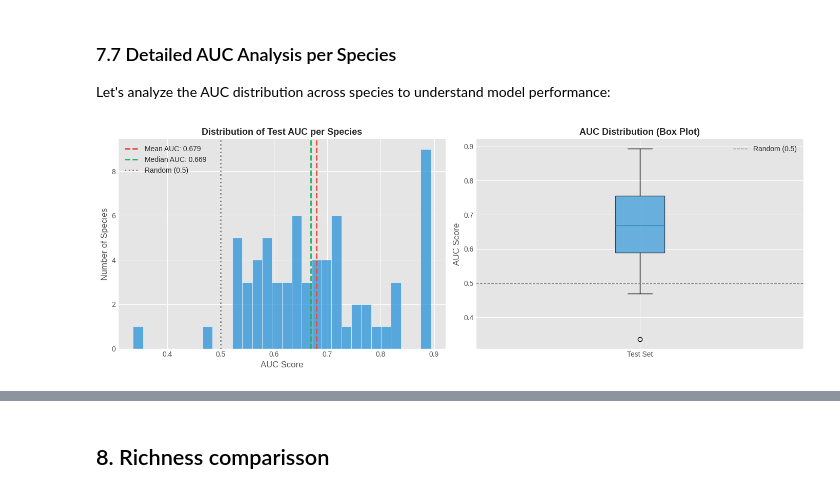
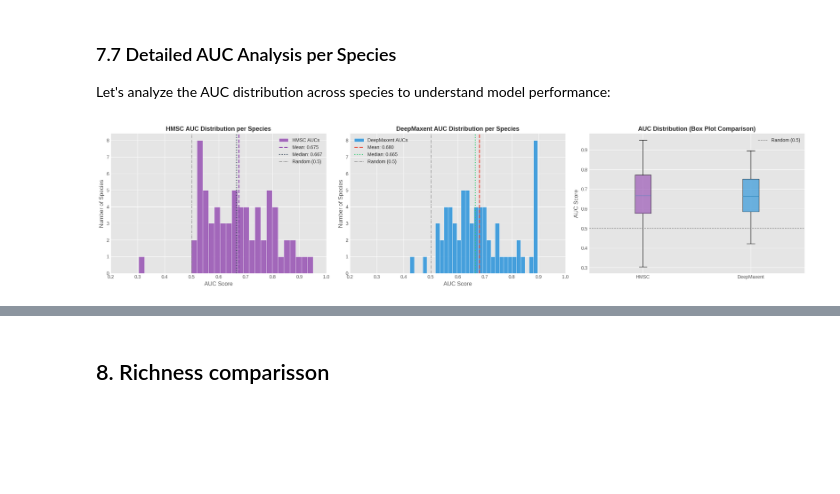
Before and after one commit to cmunozr/2026_I_AI_GU, a Jupyter notebook: Project/deepmaxent.ipynb, the cells around one changed output, grey strips where cells are left out. Drawn from its saved outputs; the diff is of its cells as text; code cells hidden in the pictures; blank space fills up the shorter version.

Commit message:
with AUC hmsc comparison

```diff
--- a/Project/deepmaxent.ipynb
+++ b/Project/deepmaxent.ipynb
@@ -1501,51 +1495,99 @@ Let's analyze the AUC distribution across species to understand model performanc
 # %%
 # Compute detailed AUC for test set
 test_mean_auc, test_species_aucs = compute_auc(final_results['model'], X_test_tensor, y_test_tensor, device)
 
-# Distribution of AUC values
-fig, axes = plt.subplots(1, 2, figsize=(14, 5))
+# Load the HMSC AUC data
+hmsc_auc_df = pd.read_csv('/content/2026_I_AI_GU/Project/data/hmsc_AUC.csv')
+hmsc_species_aucs = hmsc_auc_df['AUC'].values
 
-# Histogram of AUC values
+# Get DeepMaxent AUCs for comparison
+deepmaxent_species_aucs = test_species_aucs
+deepmaxent_mean_auc = test_mean_auc
+
+# Distribution of AUC values - Now with separate histograms
+fig, axes = plt.subplots(1, 3, figsize=(21, 5)) # Increased figure size and added a third subplot
+
+# Histogram for HMSC AUCs
 ax1 = axes[0]
-ax1.hist(test_species_aucs, bins=30, color='#3498db', edgecolor='white', alpha=0.8)
-ax1.axvline(x=np.mean(test_species_aucs), color='#e74c3c', linestyle='--', linewidth=2,
-            label=f'Mean AUC: {np.mean(test_species_aucs):.3f}')
-ax1.axvline(x=np.median(test_species_aucs), color='#27ae60', linestyle='--', linewidth=2,
-            label=f'Median AUC: {np.median(test_species_aucs):.3f}')
-ax1.axvline(x=0.5, color='gray', linestyle=':', linewidth=2, label='Random (0.5)')
+ax1.hist(hmsc_species_aucs, bins=30, color='#9b59b6', edgecolor='white', alpha=0.9, label='HMSC AUCs')
+ax1.axvline(x=np.mean(hmsc_species_aucs), color='#8e44ad', linestyle='--', linewidth=2,
+            label=f'Mean: {np.mean(hmsc_species_aucs):.3f}')
+ax1.axvline(x=np.median(hmsc_species_aucs), color='#2c3e50', linestyle=':', linewidth=2,
+            label=f'Median: {np.median(hmsc_species_aucs):.3f}')
+ax1.axvline(x=0.5, color='gray', linestyle='-.', linewidth=1, label='Random (0.5)')
 ax1.set_xlabel('AUC Score', fontsize=12)
 ax1.set_ylabel('Number of Species', fontsize=12)
-ax1.set_title('Distribution of Test AUC per Species', fontsize=13, fontweight='bold')
+ax1.set_title('HMSC AUC Distribution per Species', fontsize=13, fontweight='bold')
 ax1.legend(fontsize=10)
 ax1.spines['top'].set_visible(False)
 ax1.spines['right'].set_visible(False)
+ax1.set_xlim(0.2, 1.0) # Set x-axis limit
 
-# Box plot
+# Histogram for DeepMaxent AUCs
 ax2 = axes[1]
-box = ax2.boxplot(test_species_aucs, vert=True, patch_artist=True)
-box['boxes'][0].set_facecolor('#3498db')
-box['boxes'][0].set_alpha(0.7)
-ax2.axhline(y=0.5, color='gray', linestyle='--', linewidth=1, label='Random (0.5)')
-ax2.set_ylabel('AUC Score', fontsize=12)
-ax2.set_title('AUC Distribution (Box Plot)', fontsize=13, fontweight='bold')
-ax2.set_xticklabels(['Test Set'])
+if deepmaxent_species_aucs:
+    ax2.hist(deepmaxent_species_aucs, bins=30, color='#3498db', edgecolor='white', alpha=0.9, label='DeepMaxent AUCs')
+    ax2.axvline(x=deepmaxent_mean_auc, color='#e74c3c', linestyle='--', linewidth=2,
+                label=f'Mean: {deepmaxent_mean_auc:.3f}')
+    ax2.axvline(x=np.median(deepmaxent_species_aucs), color='#2ecc71', linestyle=':', linewidth=2,
+                label=f'Median: {np.median(deepmaxent_species_aucs):.3f}')
+ax2.axvline(x=0.5, color='gray', linestyle='-.', linewidth=1, label='Random (0.5)')
+ax2.set_xlabel('AUC Score', fontsize=12)
+ax2.set_ylabel('Number of Species', fontsize=12)
+ax2.set_title('DeepMaxent AUC Distribution per Species', fontsize=13, fontweight='bold')
 ax2.legend(fontsize=10)
 ax2.spines['top'].set_visible(False)
 ax2.spines['right'].set_visible(False)
+ax2.set_xlim(0.2, 1.0) # Set x-axis limit
+
+# Box plot
+ax3 = axes[2]
+if deepmaxent_species_aucs:
+    data_to_plot = [hmsc_species_aucs, deepmaxent_species_aucs]
+    labels = ['HMSC', 'DeepMaxent']
+else:
+    data_to_plot = [hmsc_species_aucs]
+    labels = ['HMSC']
+
+box = ax3.boxplot(data_to_plot, vert=True, patch_artist=True, labels=labels)
+
+colors = ['#9b59b6', '#3498db'] # HMSC purple, DeepMaxent blue
+for patch, color in zip(box['boxes'], colors):
+    patch.set_facecolor(color)
+    patch.set_alpha(0.7)
+
+ax3.axhline(y=0.5, color='gray', linestyle='--', linewidth=1, label='Random (0.5)')
+ax3.set_ylabel('AUC Score', fontsize=12)
+ax3.set_title('AUC Distribution (Box Plot Comparison)', fontsize=13, fontweight='bold')
+ax3.legend(fontsize=10)
+ax3.spines['top'].set_visible(False)
+ax3.spines['right'].set_visible(False)
 
 plt.tight_layout()
 plt.show()
 
-# Summary statistics
-print("\n📊 TEST AUC SUMMARY")
+# Summary statistics for HMSC model
+print("\n📊 HMSC AUC SUMMARY")
+print("=" * 50)
+print(f"   Number of species evaluated: {len(hmsc_species_aucs)}")
+print(f"   Mean AUC:   {np.mean(hmsc_species_aucs):.4f}")
+print(f"   Median AUC: {np.median(hmsc_species_aucs):.4f}")
+print(f"   Std AUC:    {np.std(hmsc_species_aucs):.4f}")
+print(f"   Min AUC:    {np.min(hmsc_species_aucs):.4f}")
+print(f"   Max AUC:    {np.max(hmsc_species_aucs):.4f}")
+print(f"\n   Species with AUC > 0.7: {sum(hmsc_species_aucs > 0.7)} ({100*sum(hmsc_species_aucs > 0.7)/len(hmsc_species_aucs):.1f}%)")
+print(f"   Species with AUC > 0.5: {sum(hmsc_species_aucs > 0.5)} ({100*sum(hmsc_species_aucs > 0.5)/len(hmsc_species_aucs):.1f}%)")
+
+# Summary statistics for Deepmaxent model
+print("\n📊 DeepMaxent AUC SUMMARY")
 print("=" * 50)
 print(f"   Number of species evaluated: {len(test_species_aucs)}")
 print(f"   Mean AUC:   {np.mean(test_species_aucs):.4f}")
 print(f"   Median AUC: {np.median(test_species_aucs):.4f}")
 print(f"   Std AUC:    {np.std(test_species_aucs):.4f}")
 print(f"   Min AUC:    {np.min(test_species_aucs):.4f}")
 print(f"   Max AUC:    {np.max(test_species_aucs):.4f}")
 print(f"\n   Species with AUC > 0.7: {sum(np.array(test_species_aucs) > 0.7)} ({100*sum(np.array(test_species_aucs) > 0.7)/len(test_species_aucs):.1f}%)")
 print(f"   Species with AUC > 0.5: {sum(np.array(test_species_aucs) > 0.5)} ({100*sum(np.array(test_species_aucs) > 0.5)/len(test_species_aucs):.1f}%)")
 # %% [output]
-[figure, old version]
+[figure, new version]
```
Also changed, not shown: parts of 11 cells of this notebook.
